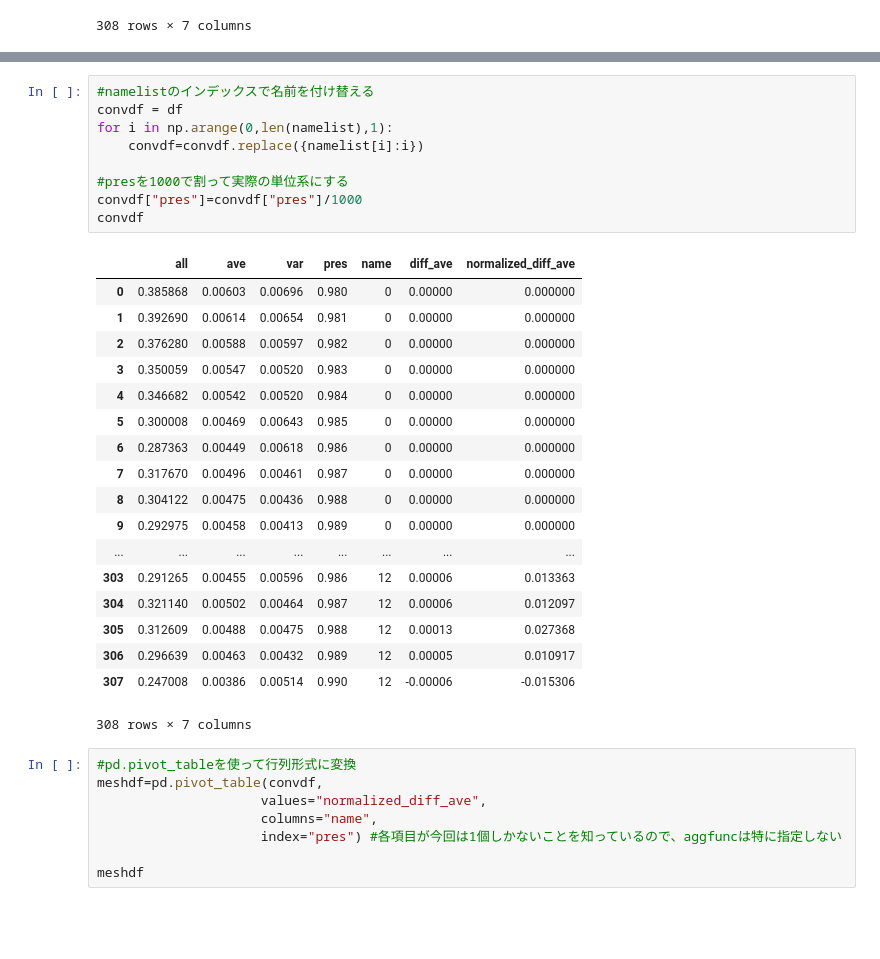
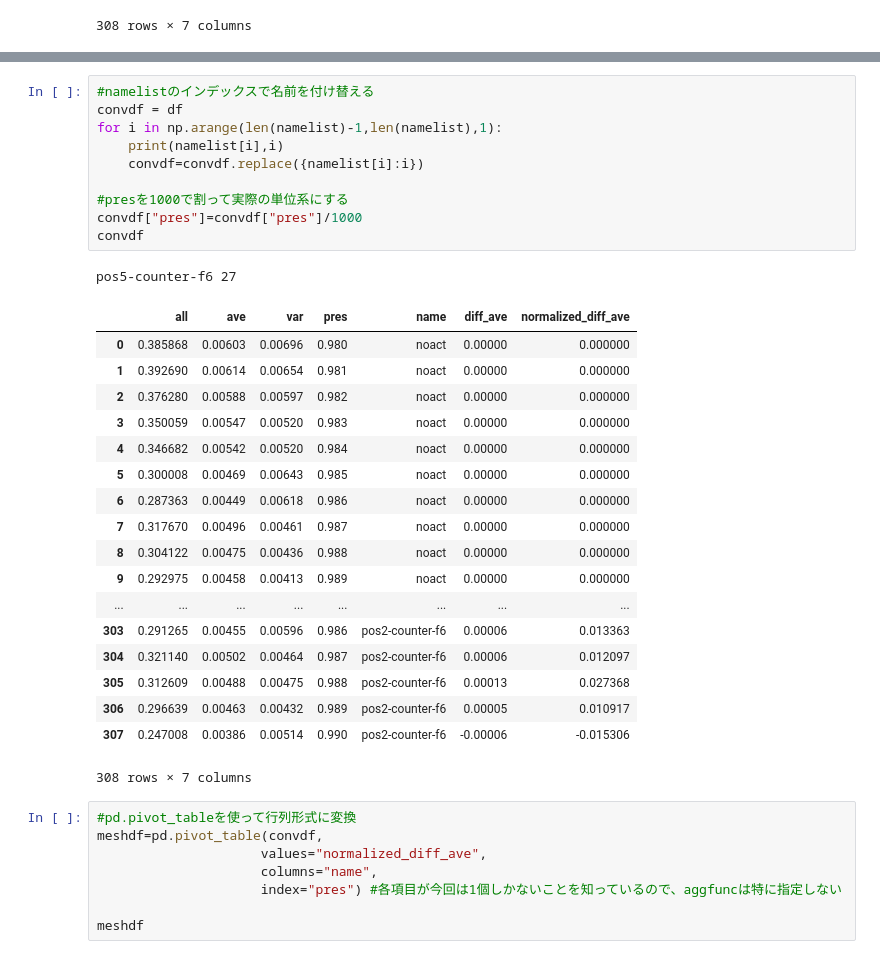
Before and after one commit to satoshi-sekimoto/sample_easypython, a Jupyter notebook: Codes.ipynb, the cells around one changed output, grey strips where cells are left out. Saved outputs shown, nothing was run; the diff lists cells and outputs as text; blank space fills up the shorter version.

```diff
--- a/Codes.ipynb
+++ b/Codes.ipynb
@@ -115,31 +115,33 @@ Name: name, dtype: object
 # %%
 #namelistのインデックスで名前を付け替える
 convdf = df
-for i in np.arange(0,len(namelist),1):
+for i in np.arange(len(namelist)-1,len(namelist),1):
+    print(namelist[i],i)
     convdf=convdf.replace({namelist[i]:i})
 
 #presを1000で割って実際の単位系にする
 convdf["pres"]=convdf["pres"]/1000
 convdf
 # %% [output]
+pos5-counter-f6 27
 |  | all | ave | var | pres | name | diff_ave | normalized_diff_ave |
-| 0 | 0.385868 | 0.00603 | 0.00696 | 0.980 | 0 | 0.00000 | 0.000000 |
-| 1 | 0.392690 | 0.00614 | 0.00654 | 0.981 | 0 | 0.00000 | 0.000000 |
-| 2 | 0.376280 | 0.00588 | 0.00597 | 0.982 | 0 | 0.00000 | 0.000000 |
-| 3 | 0.350059 | 0.00547 | 0.00520 | 0.983 | 0 | 0.00000 | 0.000000 |
-| 4 | 0.346682 | 0.00542 | 0.00520 | 0.984 | 0 | 0.00000 | 0.000000 |
-| 5 | 0.300008 | 0.00469 | 0.00643 | 0.985 | 0 | 0.00000 | 0.000000 |
-| 6 | 0.287363 | 0.00449 | 0.00618 | 0.986 | 0 | 0.00000 | 0.000000 |
-| 7 | 0.317670 | 0.00496 | 0.00461 | 0.987 | 0 | 0.00000 | 0.000000 |
-| 8 | 0.304122 | 0.00475 | 0.00436 | 0.988 | 0 | 0.00000 | 0.000000 |
-| 9 | 0.292975 | 0.00458 | 0.00413 | 0.989 | 0 | 0.00000 | 0.000000 |
+| 0 | 0.385868 | 0.00603 | 0.00696 | 0.980 | noact | 0.00000 | 0.000000 |
+| 1 | 0.392690 | 0.00614 | 0.00654 | 0.981 | noact | 0.00000 | 0.000000 |
+| 2 | 0.376280 | 0.00588 | 0.00597 | 0.982 | noact | 0.00000 | 0.000000 |
+| 3 | 0.350059 | 0.00547 | 0.00520 | 0.983 | noact | 0.00000 | 0.000000 |
+| 4 | 0.346682 | 0.00542 | 0.00520 | 0.984 | noact | 0.00000 | 0.000000 |
+| 5 | 0.300008 | 0.00469 | 0.00643 | 0.985 | noact | 0.00000 | 0.000000 |
+| 6 | 0.287363 | 0.00449 | 0.00618 | 0.986 | noact | 0.00000 | 0.000000 |
+| 7 | 0.317670 | 0.00496 | 0.00461 | 0.987 | noact | 0.00000 | 0.000000 |
+| 8 | 0.304122 | 0.00475 | 0.00436 | 0.988 | noact | 0.00000 | 0.000000 |
+| 9 | 0.292975 | 0.00458 | 0.00413 | 0.989 | noact | 0.00000 | 0.000000 |
 | ... | ... | ... | ... | ... | ... | ... | ... |
-| 303 | 0.291265 | 0.00455 | 0.00596 | 0.986 | 12 | 0.00006 | 0.013363 |
-| 304 | 0.321140 | 0.00502 | 0.00464 | 0.987 | 12 | 0.00006 | 0.012097 |
-| 305 | 0.312609 | 0.00488 | 0.00475 | 0.988 | 12 | 0.00013 | 0.027368 |
-| 306 | 0.296639 | 0.00463 | 0.00432 | 0.989 | 12 | 0.00005 | 0.010917 |
-| 307 | 0.247008 | 0.00386 | 0.00514 | 0.990 | 12 | -0.00006 | -0.015306 |
+| 303 | 0.291265 | 0.00455 | 0.00596 | 0.986 | pos2-counter-f6 | 0.00006 | 0.013363 |
+| 304 | 0.321140 | 0.00502 | 0.00464 | 0.987 | pos2-counter-f6 | 0.00006 | 0.012097 |
+| 305 | 0.312609 | 0.00488 | 0.00475 | 0.988 | pos2-counter-f6 | 0.00013 | 0.027368 |
+| 306 | 0.296639 | 0.00463 | 0.00432 | 0.989 | pos2-counter-f6 | 0.00005 | 0.010917 |
+| 307 | 0.247008 | 0.00386 | 0.00514 | 0.990 | pos2-counter-f6 | -0.00006 | -0.015306 |
-308 rows × 7 columns
+308 rows × 7 columns
 # %%
 #pd.pivot_tableを使って行列形式に変換
 meshdf=pd.pivot_table(convdf,
```
Also changed, not shown: parts of 3 cells of this notebook, 2 other files.
